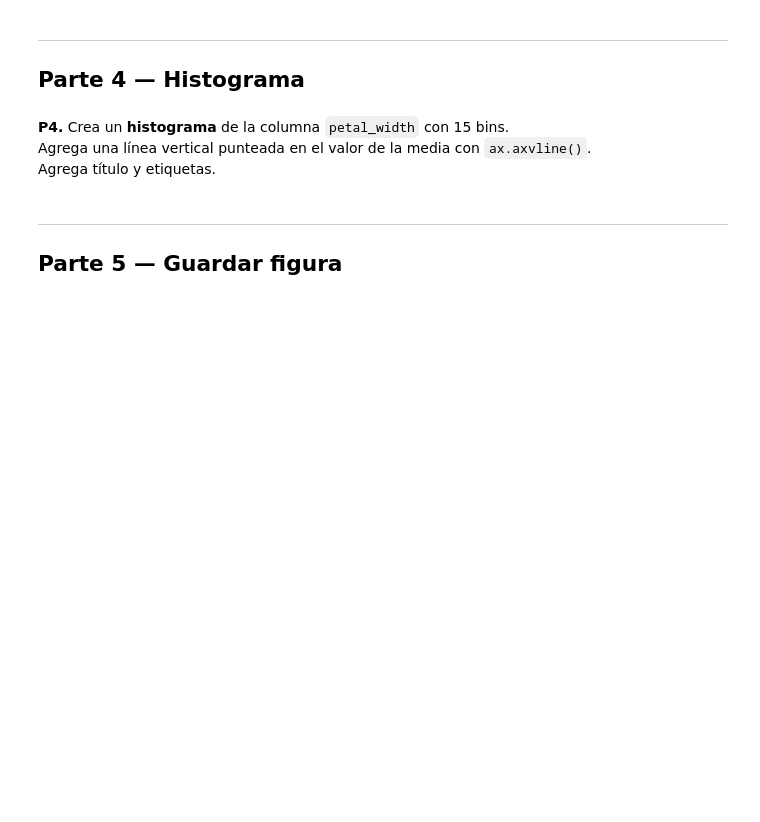
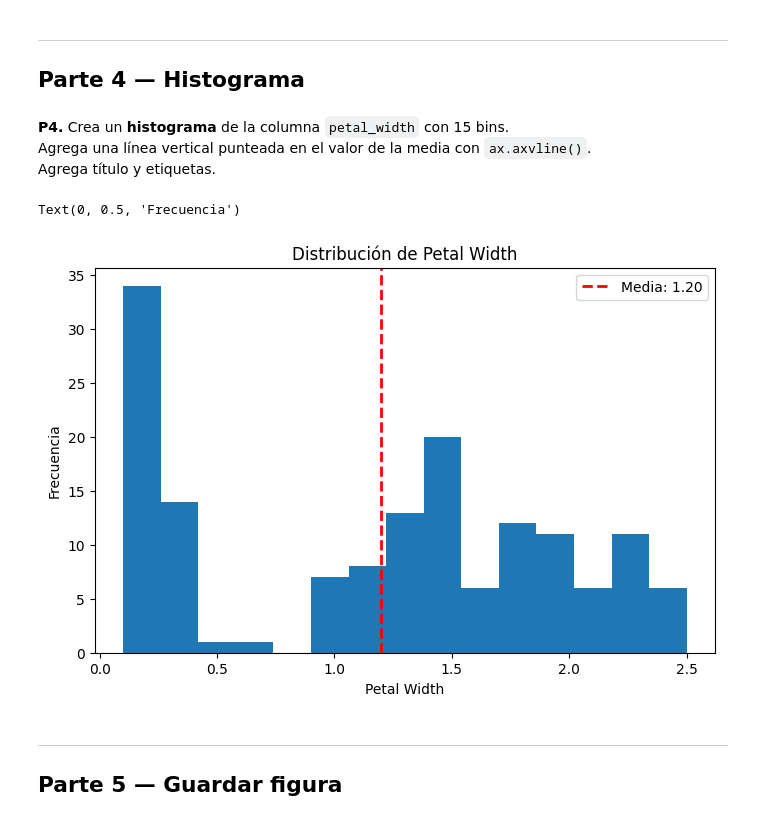
Before and after one commit to aemedina24/intro_ciencia_datos, a Jupyter notebook: tareas/03-visualizacion/tarea_03_visualizacion.ipynb, the cells around one changed output. Cells and saved outputs as stored; diff of their text form; code cells hidden in the pictures; blank space fills up the shorter version.

```diff
--- a/tareas/03-visualizacion/tarea_03_visualizacion.ipynb
+++ b/tareas/03-visualizacion/tarea_03_visualizacion.ipynb
@@ -103,3 +101,22 @@ Agrega título y etiquetas.
+# %%
+media = df['petal_width'].mean()
+
+fig, ax =plt.subplots(figsize=(8,5))
+
+ax.hist(df['petal_width'],bins=15)
+
+
+#linea vertical
+ax.axvline(media, linestyle= '--', linewidth=2, color='red',label=f'Media: {media:.2f}')
+ax.legend()
+
+# Título y etiquetas
+ax.set_title('Distribución de Petal Width')
+ax.set_xlabel('Petal Width')
+ax.set_ylabel('Frecuencia')
+# %% [output]
+Text(0, 0.5, 'Frecuencia')
+[figure, added]
 # %% [markdown]
 ---
 ## Parte 5 — Guardar figura
```
Also changed, not shown: parts of 5 cells of this notebook.
